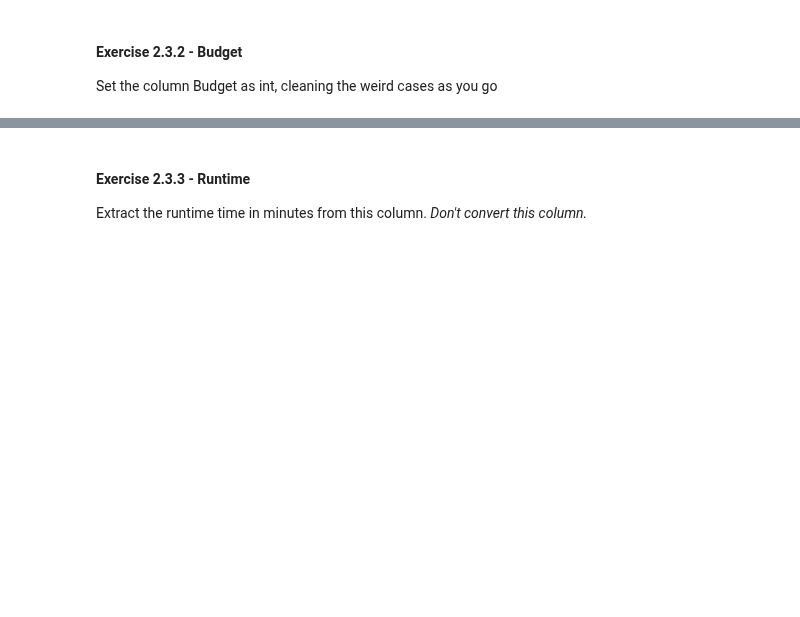
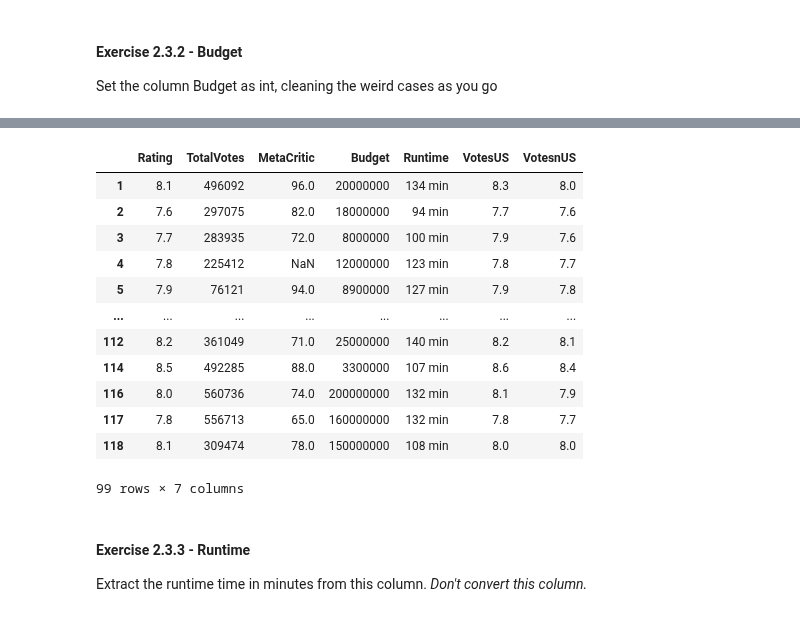
Before and after one commit to 0xjrr/batch6-workspace, a Jupyter notebook: S01 - Bootcamp and Binary Classification/SLU16 - Workflow/Exercise notebook.ipynb, the cells around one changed output, grey strips where cells are left out. Cells and saved outputs as stored; diff of their text form; code cells hidden in the pictures; blank space fills up the shorter version.

```diff
--- a/S01 - Bootcamp and Binary Classification/SLU16 - Workflow/Exercise notebook.ipynb
+++ b/S01 - Bootcamp and Binary Classification/SLU16 - Workflow/Exercise notebook.ipynb
@@ -172,7 +182,8 @@ Remember, in this case we're telling you what columns are to be kept, but this i
 # %%
 #df_clean = ...
 # YOUR CODE HERE
-raise NotImplementedError()
+df_clean = df[["Rating", "TotalVotes", "MetaCritic", "Budget", "Runtime", "VotesUS", "VotesnUS"]]
+# raise NotImplementedError()
 # %%
 assert isinstance(df_clean, pd.DataFrame), "Should be a dataframe"
 assert df_clean.shape == (118, 7), "The shape of the dataframe is different then expected. Have you dropped the uncessessary columns?"
@@ -200,7 +233,8 @@ df_clean.TotalVotes
 #hit: str.replace() and as.type() are your friends
 # df_clean['TotalVotes'] = ...
 # YOUR CODE HERE
-raise NotImplementedError()
+df_clean['TotalVotes'] = df_clean['TotalVotes'].str.replace(",", "").astype(int)
+# raise NotImplementedError()
 # %%
 assert all(isinstance(item, int) for item in df_clean['TotalVotes']), "TotalVotes should be saved as integers"
 assert _hash(list(df_clean['TotalVotes']), 'salt0') == '8213634d779bf710f03e6ea7b9cafc2671d5f5c4', "Something is wrong with your data conversion"
@@ -212,7 +259,6 @@ df_clean.Budget
 # %%
 # remove cases where the budget contains the words "Opening", "Pathé" and "BBC"
 #df_clean = df_clean[...]
-
 # remove weird string cases from the column - this is a freeby for you ;)
 #df_clean.Budget = df_clean.Budget.str.replace('[^\x00-\x7F]','')
 
@@ -224,7 +270,27 @@ df_clean.Budget
 
 
 # YOUR CODE HERE
-raise NotImplementedError()
+# df_clean["Budget"] =
+df_clean = df_clean.loc[~df_clean["Budget"].str.contains('Opening|Pathé|BBC', regex=True)]
+df_clean["Budget"] = df_clean["Budget"].str.replace('[^\x00-\x7F]','')
+df_clean["Budget"] = df_clean["Budget"].str.replace('[$,]','').astype(int)
+# raise NotImplementedError()
+# %%
+df_clean
+# %% [output]
+|  | Rating | TotalVotes | MetaCritic | Budget | Runtime | VotesUS | VotesnUS |
+| 1 | 8.1 | 496092 | 96.0 | 20000000 | 134 min | 8.3 | 8.0 |
+| 2 | 7.6 | 297075 | 82.0 | 18000000 | 94 min | 7.7 | 7.6 |
+| 3 | 7.7 | 283935 | 72.0 | 8000000 | 100 min | 7.9 | 7.6 |
+| 4 | 7.8 | 225412 | NaN | 12000000 | 123 min | 7.8 | 7.7 |
+| 5 | 7.9 | 76121 | 94.0 | 8900000 | 127 min | 7.9 | 7.8 |
+| ... | ... | ... | ... | ... | ... | ... | ... |
+| 112 | 8.2 | 361049 | 71.0 | 25000000 | 140 min | 8.2 | 8.1 |
+| 114 | 8.5 | 492285 | 88.0 | 3300000 | 107 min | 8.6 | 8.4 |
+| 116 | 8.0 | 560736 | 74.0 | 200000000 | 132 min | 8.1 | 7.9 |
+| 117 | 7.8 | 556713 | 65.0 | 160000000 | 132 min | 7.8 | 7.7 |
+| 118 | 8.1 | 309474 | 78.0 | 150000000 | 108 min | 8.0 | 8.0 |
+99 rows × 7 columns
 # %%
 assert all(isinstance(item, int) for item in df_clean['Budget']), "Budget should be saved as integers"
 assert _hash(list(df_clean['Budget']), 'salt0') == '36348180fcef98c4a20e296250c54dcba9150ce4', "Something is wrong with your data cleaning"
```
Also changed, not shown: parts of 14 cells of this notebook.
